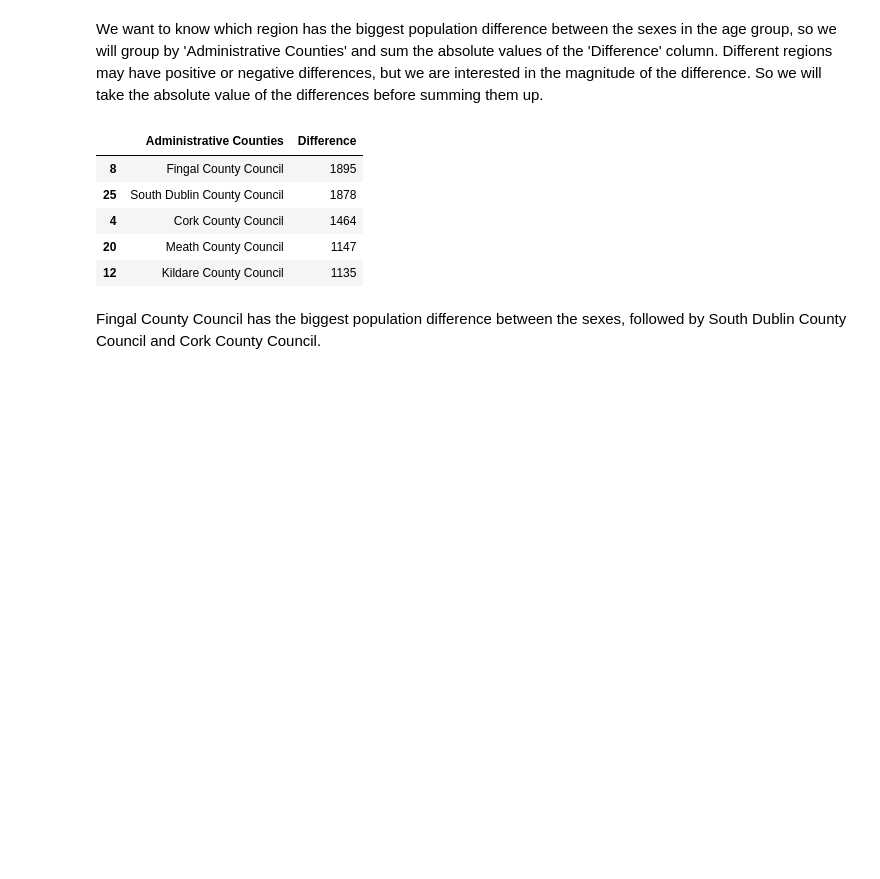
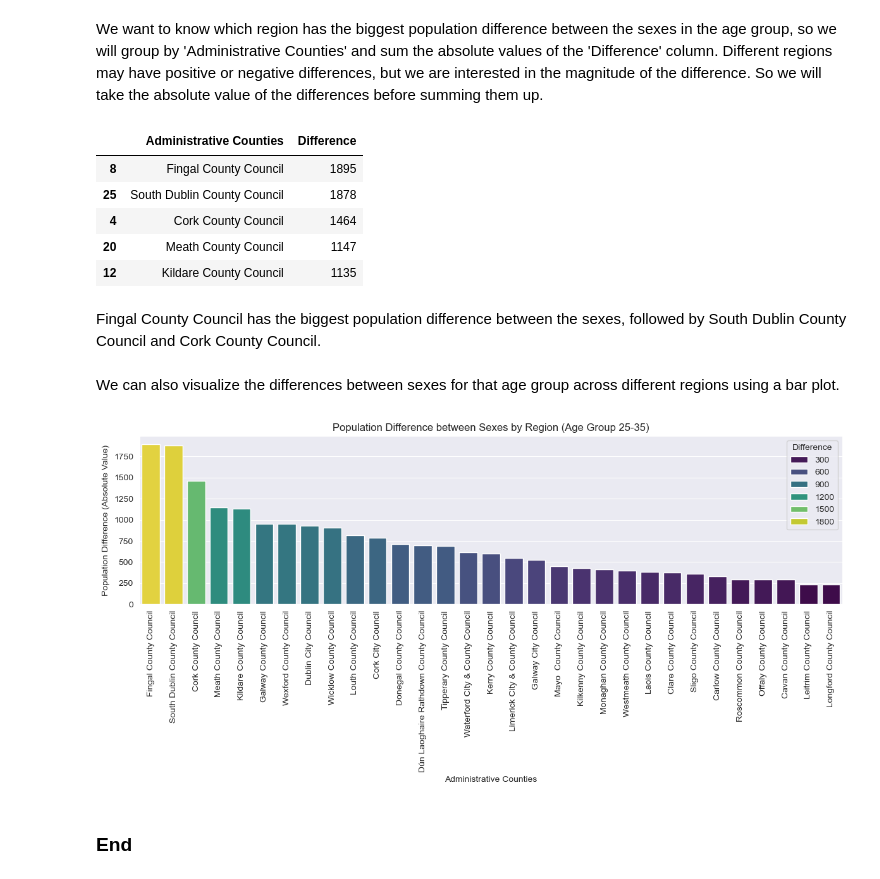
Before and after one commit to AnnaLozenko/PFDA_assignments, a Jupyter notebook: assignment05-population.ipynb, the cells around one changed output. Cells and saved outputs as stored; diff of their text form; code cells hidden in the pictures; blank space fills up the shorter version.

```diff
--- a/assignment05-population.ipynb
+++ b/assignment05-population.ipynb
@@ -279,3 +284,19 @@ region_diff.head()
 | 12 | Kildare County Council | 1135 |
 # %% [markdown]
 Fingal County Council has the biggest population difference between the sexes, followed by South Dublin County Council and Cork County Council.
+# %% [markdown]
+We can also visualize the differences between sexes for that age group across different regions using a bar plot.
+# %%
+# create a bar plot to visualize the differences between sexes for the age group across different regions
+plt.figure(figsize=(12, 6))
+sns.barplot(data=region_diff, x="Administrative Counties", y="Difference", palette="viridis", hue= "Difference", dodge=False)
+plt.xticks(rotation=90)
+plt.title("Population Difference between Sexes by Region (Age Group 25-35)")
+plt.xlabel("Administrative Counties")
+plt.ylabel("Population Difference (Absolute Value)")
+plt.tight_layout()
+plt.show()
+# %% [output]
+[figure, added]
+# %% [markdown]
+### End
```
Also changed, not shown: parts of 16 cells of this notebook.
